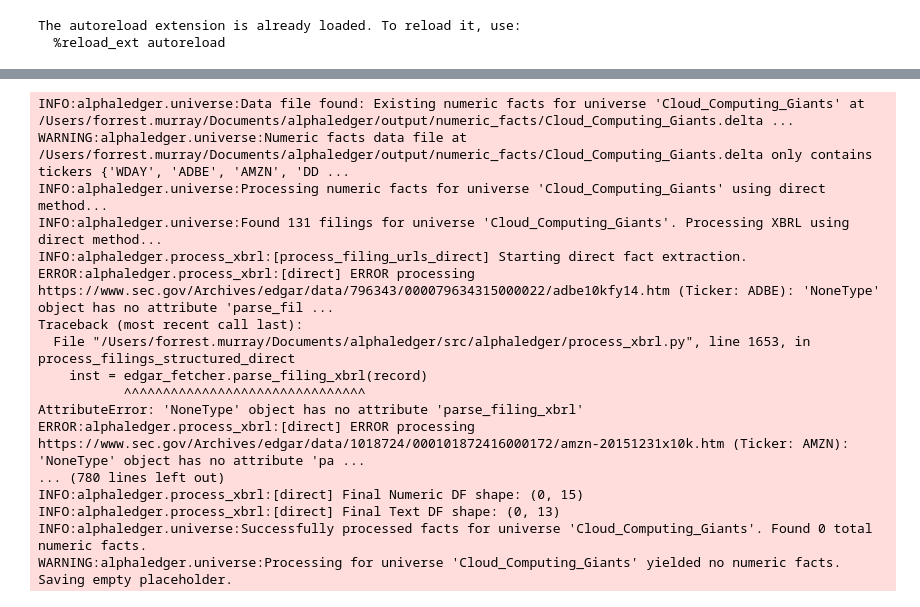
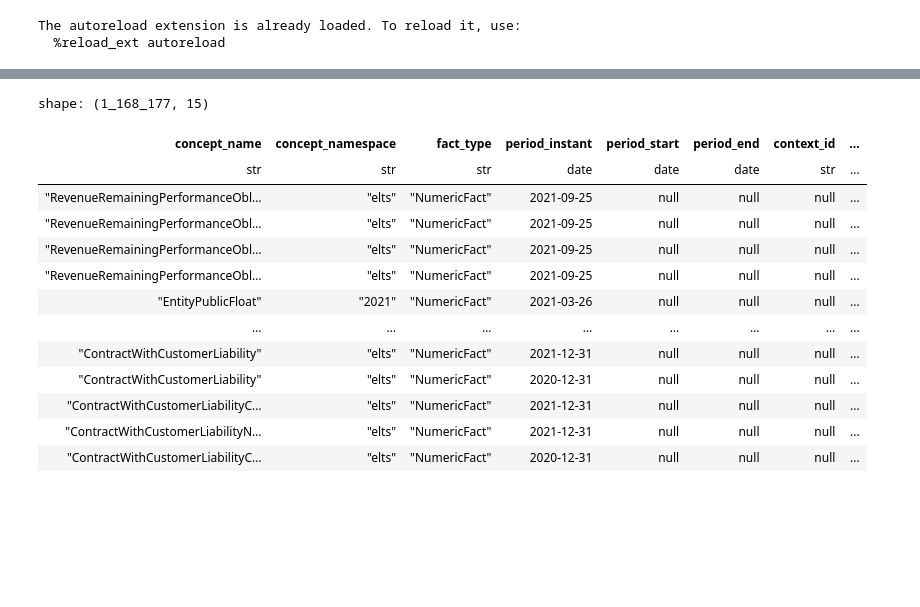
Before and after one commit to FMurray/alphaledger, a Jupyter notebook: nbs/xbrl_parse_exp.ipynb, the cells around one changed output, grey strips where cells are left out. Cells and saved outputs as stored; diff of their text form; code cells hidden in the pictures; blank space fills up the shorter version.

Commit message:
add examples in xbrl_parse notebook

```diff
--- a/nbs/xbrl_parse_exp.ipynb
+++ b/nbs/xbrl_parse_exp.ipynb
@@ -11,7 +11,9 @@ sys.argv = [sys.argv[0]]
 from alphaledger.universe import Universe
 from alphaledger.config import settings
 
-universe = Universe(settings.universe_name)
+universe = Universe("indices/sp100", start_year=2021)
+
+# universe = Universe(settings.universe_name)
 # filings_df = universe.get_filings()
 
 # numeric_df, text_df = process_filing_urls(filings_df)
@@ -72,0 +86,2 @@ INFO:alphaledger.process_xbrl:[direct] Final Text DF shape: (1085, 13)
+# %%
+univ_numeric = universe.get_numeric_facts()
@@ -73,25 +106,17 @@ INFO:alphaledger.process_xbrl:[direct] Final Text DF shape: (1085, 13)
 # %%
-amz_facts.collect()
+univ_numeric.collect()
+# %% [output]
+shape: (1_168_177, 15)
+| concept_name | concept_namespace | fact_type | period_instant | period_start | period_end | context_id | ... |
+| str | str | str | date | date | date | str | ... |
+| "RevenueRemainingPerformanceObl… | "elts" | "NumericFact" | 2021-09-25 | null | null | null | ... |
+| "RevenueRemainingPerformanceObl… | "elts" | "NumericFact" | 2021-09-25 | null | null | null | ... |
+| "RevenueRemainingPerformanceObl… | "elts" | "NumericFact" | 2021-09-25 | null | null | null | ... |
+| "RevenueRemainingPerformanceObl… | "elts" | "NumericFact" | 2021-09-25 | null | null | null | ... |
+| "EntityPublicFloat" | "2021" | "NumericFact" | 2021-03-26 | null | null | null | ... |
+| … | … | … | … | … | … | … | ... |
+| "ContractWithCustomerLiability" | "elts" | "NumericFact" | 2021-12-31 | null | null | null | ... |
+| "ContractWithCustomerLiability" | "elts" | "NumericFact" | 2020-12-31 | null | null | null | ... |
+| "ContractWithCustomerLiabilityC… | "elts" | "NumericFact" | 2021-12-31 | null | null | null | ... |
+| "ContractWithCustomerLiabilityN… | "elts" | "NumericFact" | 2021-12-31 | null | null | null | ... |
+| "ContractWithCustomerLiabilityC… | "elts" | "NumericFact" | 2020-12-31 | null | null | null | ... |
-# %%
-from alphaledger.config import settings
-
-settings.verbose = True
-ibm_facts = universe.get_security_numeric_facts("IBM").collect()
-# %% [output]
-INFO:alphaledger.universe:Data file found: Existing numeric facts for universe 'Cloud_Computing_Giants' at /Users/forrest.murray/Documents/alphaledger/output/numeric_facts/Cloud_Computing_Giants.delta ...
-WARNING:alphaledger.universe:Numeric facts data file at /Users/forrest.murray/Documents/alphaledger/output/numeric_facts/Cloud_Computing_Giants.delta only contains tickers {'WDAY', 'ADBE', 'AMZN', 'DD ...
-INFO:alphaledger.universe:Processing numeric facts for universe 'Cloud_Computing_Giants' using direct method...
-INFO:alphaledger.universe:Found 131 filings for universe 'Cloud_Computing_Giants'. Processing XBRL using direct method...
-INFO:alphaledger.process_xbrl:[process_filing_urls_direct] Starting direct fact extraction.
-ERROR:alphaledger.process_xbrl:[direct] ERROR processing https://www.sec.gov/Archives/edgar/data/796343/000079634315000022/adbe10kfy14.htm (Ticker: ADBE): 'NoneType' object has no attribute 'parse_fil ...
-Traceback (most recent call last):
-  File "/Users/forrest.murray/Documents/alphaledger/src/alphaledger/process_xbrl.py", line 1653, in process_filings_structured_direct
-    inst = edgar_fetcher.parse_filing_xbrl(record)
-           ^^^^^^^^^^^^^^^^^^^^^^^^^^^^^^^
-AttributeError: 'NoneType' object has no attribute 'parse_filing_xbrl'
-ERROR:alphaledger.process_xbrl:[direct] ERROR processing https://www.sec.gov/Archives/edgar/data/1018724/000101872416000172/amzn-20151231x10k.htm (Ticker: AMZN): 'NoneType' object has no attribute 'pa ...
-... (780 lines left out)
-INFO:alphaledger.process_xbrl:[direct] Final Numeric DF shape: (0, 15)
-INFO:alphaledger.process_xbrl:[direct] Final Text DF shape: (0, 13)
-INFO:alphaledger.universe:Successfully processed facts for universe 'Cloud_Computing_Giants'. Found 0 total numeric facts.
-WARNING:alphaledger.universe:Processing for universe 'Cloud_Computing_Giants' yielded no numeric facts. Saving empty placeholder.
```
Also changed, not shown: parts of 19 cells of this notebook.
